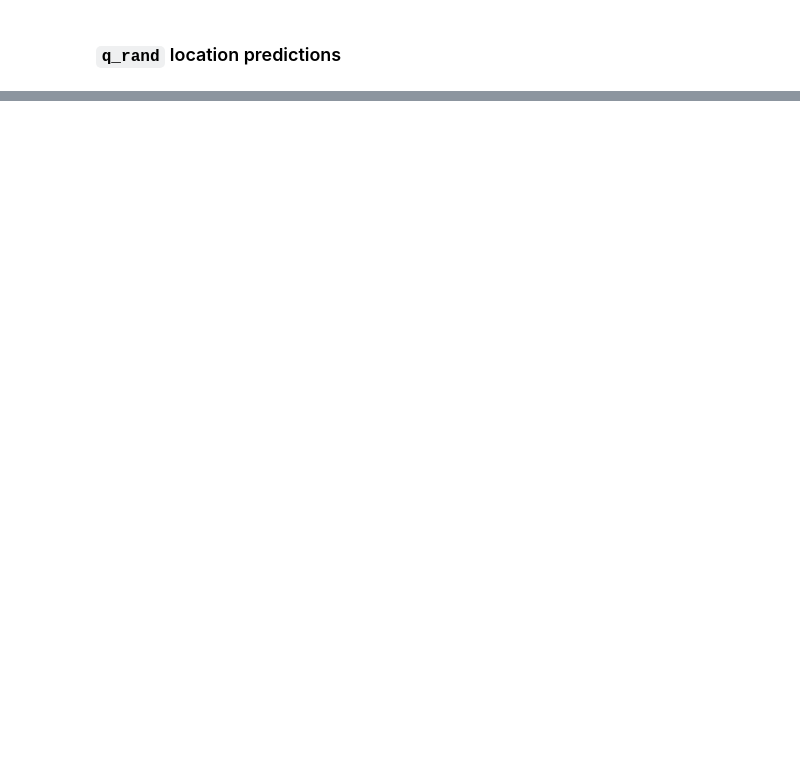
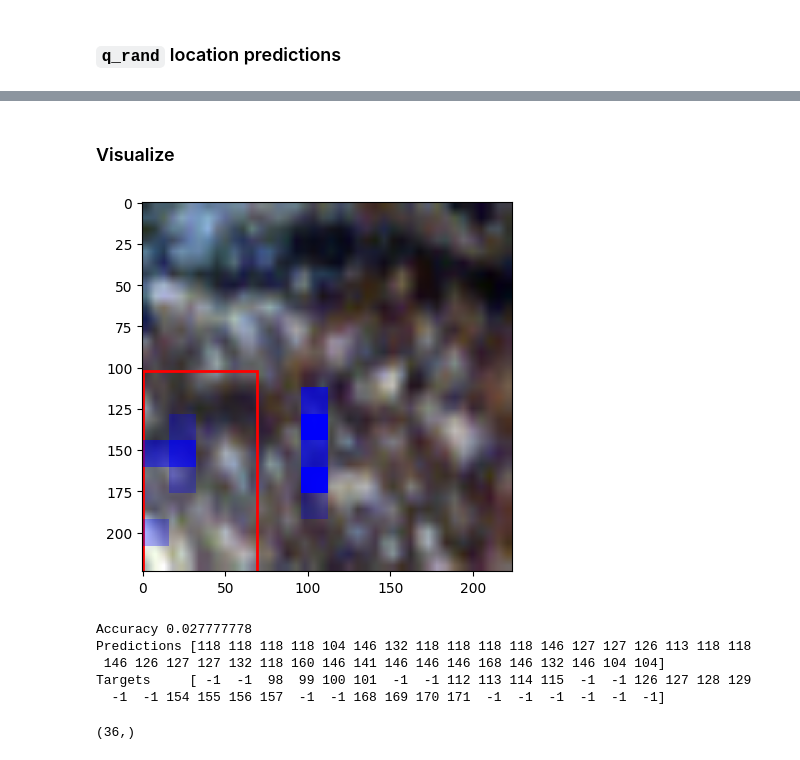
Before and after one commit to johnGachihi/scenic, a Jupyter notebook: scenic/projects/loca/playground.ipynb, the cells around one changed output, grey strips where cells are left out. Saved outputs shown, nothing was run; the diff lists cells and outputs as text; code cells hidden in the pictures; blank space fills up the shorter version.

Commit message:
add imnet1k weights init and prediction visualisation

```diff
--- a/scenic/projects/loca/playground.ipynb
+++ b/scenic/projects/loca/playground.ipynb
@@ -8,6 +8,7 @@ import utils
 ## Setup config
 # %%
 # from configs.loca_imnet1k_base16 import get_config
-from configs.loca_mmearth64_tiny16 import get_config
+from configs.loca_mmearth64_small16 import get_config
 
 config = get_config()
+config.batch_size = 2
@@ -138,6 +146,8 @@ import optax
 from scenic.train_lib import lr_schedules
 import vit
 import copy
+
+train_state = None
 
 model = vit.ViTLOCAModel(config, dataset.meta_data)
 
@@ -169,8 +179,8 @@ train_state = utils.TrainState(
   global_step=0, opt_state=opt_state, tx=tx, params=params,
   ema_params=ema_params, rng=rng, metadata={'chrono': chrono.save()})
 
-# checkpoint_path = "/home/admin/john/scenic/loca_tiny/checkpoint_144001"
-# train_state = checkpoints.restore_checkpoint(checkpoint_path, train_state)
+checkpoint_path = "/home/admin/john/scenic/loca_mmearth_small_imnet_init_no_masking/checkpoint_10001"
+train_state = checkpoints.restore_checkpoint(checkpoint_path, train_state)
 # %% [markdown]
 ## Run Inference
 # %%
@@ -362,0 +333,71 @@ Array([0, 0, 0, 0, 0, 0, 0, 0, 0, 0, 0, 0, 0, 0, 0, 0, 0, 0, 0, 0, 0, 0,
+# %% [markdown]
+### Visualize
+# %%
+import matplotlib.pyplot as plt
+import matplotlib.patches as patches
+import matplotlib.gridspec as gridspec
+from configs.loca_mmearth64_small16 import SENTINEL2_L1C_MEAN, SENTINEL2_L1C_STD, SENTINEL2_L2A_MEAN, SENTINEL2_L2A_STD
+import visualisation_utils as viz_utils
+
+
+fig, (ax1) = plt.subplots(1, 1)
+
+batch = next(dataset.train_iter)
+prepped_batch = remove_batch_dim0(batch)
+prepped_batch = utils.prepare_input(prepped_batch, config)
+
+ref_img = prepped_batch['reference'][0]
+is_l2a = batch['is_l2a'][0]
+
+ref_img_rgb = viz_utils.sen2_to_rgb(ref_img, is_l2a)
+ax1.imshow(ref_img_rgb)
+
+# Visualise query bbox
+# Get query bbox coordinates from batch
+query_bbox = batch['query1_box'][0] * 224  # Multiplied by img size
+_, y, x, h, w = query_bbox
+
+# Create rectangle patch
+rect = patches.Rectangle((x, y), w, h, linewidth=2, edgecolor='r', facecolor='none')
+
+# Add the patch to the plot
+ax1.add_patch(rect)
+
+###
+inds = jnp.arange(14 * 14).reshape(14, 14)
+
+loc_pred = viz_utils.predict_positions(model, train_state, prepped_batch['reference'][0], batch['query1'][0])
+loc_targets = batch['query1_mask'][0].reshape(-1)
+
+for pred in loc_pred:
+    row, col = jnp.where(inds == pred)
+    if row.size < 1:
+        continue
+    row, col = row.item(), col.item()
+
+    cell_width, cell_height = 224 // 14, 224 // 14
+
+    rect = patches.Rectangle((col * cell_width, row * cell_height),
+                               cell_width, cell_height,
+                               facecolor="blue",
+                               alpha=0.3)
+    ax1.add_patch(rect)
+###
+
+plt.show()
+
+print('Accuracy', jnp.sum(loc_pred == loc_targets) / loc_targets.size)
+print('Predictions', loc_pred)
+print('Targets    ', loc_targets)
+# %% [output]
+[figure, added]
+Accuracy 0.027777778
+Predictions [118 118 118 118 104 146 132 118 118 118 118 146 127 127 126 113 118 118
+ 146 126 127 127 132 118 160 146 141 146 146 146 168 146 132 146 104 104]
+Targets     [ -1  -1  98  99 100 101  -1  -1 112 113 114 115  -1  -1 126 127 128 129
+  -1  -1 154 155 156 157  -1  -1 168 169 170 171  -1  -1  -1  -1  -1  -1]
+# %%
+loc_pred = predict_positions(train_state, prepped_batch['reference'][0], batch['query1'][0])
+loc_pred.shape
+# %% [output]
+(36,)
```
Also changed, not shown: parts of 34 cells of this notebook, 7 other files.
